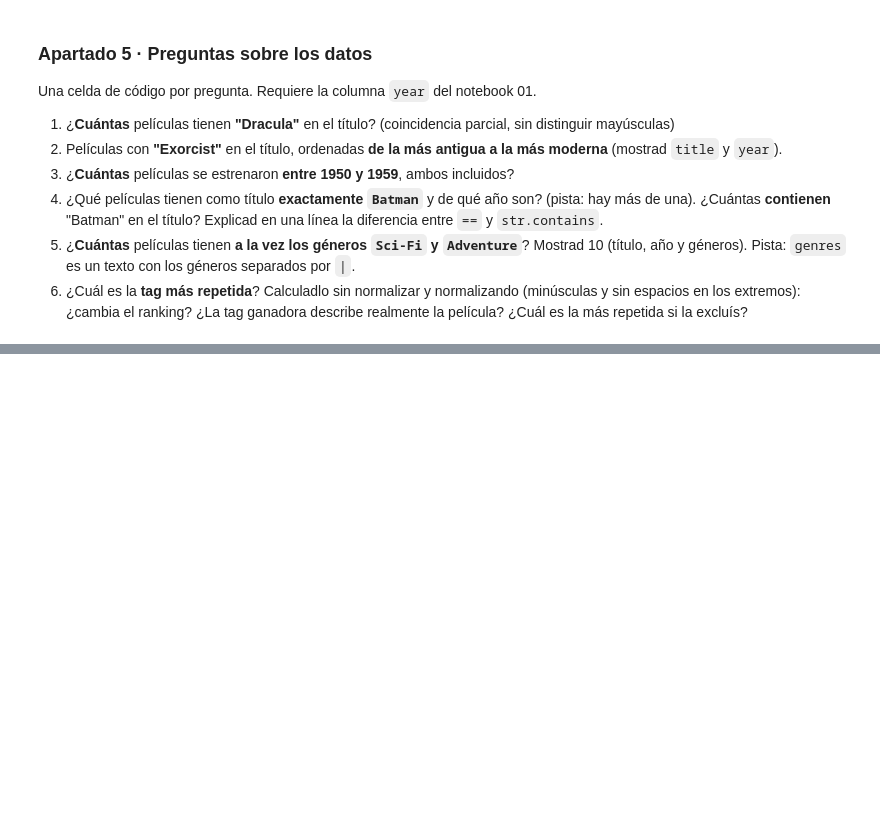
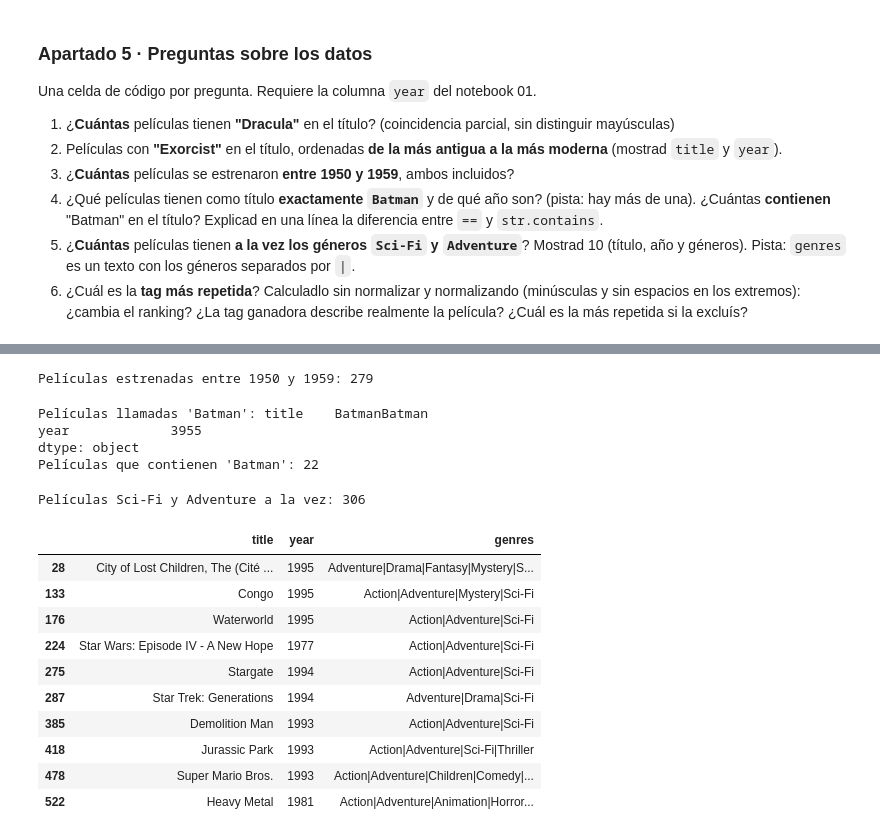
Before and after one commit to JaviRoma1984/tc-catalogo-peliculas, a Jupyter notebook: 02_analisis.ipynb, the cells around one changed output, grey strips where cells are left out. Cells and saved outputs as stored; diff of their text form; code cells hidden in the pictures; blank space fills up the shorter version.

```diff
--- a/02_analisis.ipynb
+++ b/02_analisis.ipynb
@@ -230,8 +248,48 @@ Una celda de código por pregunta. Requiere la columna `year` del notebook 01.
 # %%
 # --- 5.3 Películas entre 1950 y 1959 ---
+
+de_los_50 = (movies["year"] >= 1950) & (movies["year"] <= 1959)
+
+print("Películas estrenadas entre 1950 y 1959:", de_los_50.sum())
+# %% [output]
+Películas estrenadas entre 1950 y 1959: 279
 # %%
 # --- 5.4 Batman: exacto vs. contiene ---
+
+batman_exacto = movies[movies["title"] == "Batman"][["title", "year"]] # El signo == devuelve 'True' sólo si el título es idéntico a Batman
+
+print("Películas llamadas 'Batman':", batman_exacto.sum())
+
+contiene_batman = movies["title"].str.contains("batman", case=False) # Busca títulos que incluyen 'Batman' en cualquier posición (coincidencia parcial)
+
+print("Películas que contienen 'Batman':", contiene_batman.sum())
+# %% [output]
+Películas llamadas 'Batman': title    BatmanBatman
+year             3955
+dtype: object
+Películas que contienen 'Batman': 22
 # %%
 # --- 5.5 Géneros Sci-Fi y Adventure a la vez ---
+
+es_scifi = movies["genres"].str.contains("Sci-Fi")
+es_adventure = movies["genres"].str.contains("Adventure")
+
+ambos = es_scifi & es_adventure
+
+print("Películas Sci-Fi y Adventure a la vez:", ambos.sum())
+display(movies[ambos][["title", "year", "genres"]].head(10))
+# %% [output]
+Películas Sci-Fi y Adventure a la vez: 306
+|  | title | year | genres |
+| 28 | City of Lost Children, The (Cité ... | 1995 | Adventure|Drama|Fantasy|Mystery|S... |
+| 133 | Congo | 1995 | Action|Adventure|Mystery|Sci-Fi |
+| 176 | Waterworld | 1995 | Action|Adventure|Sci-Fi |
+| 224 | Star Wars: Episode IV - A New Hope | 1977 | Action|Adventure|Sci-Fi |
+| 275 | Stargate | 1994 | Action|Adventure|Sci-Fi |
+| 287 | Star Trek: Generations | 1994 | Adventure|Drama|Sci-Fi |
+| 385 | Demolition Man | 1993 | Action|Adventure|Sci-Fi |
+| 418 | Jurassic Park | 1993 | Action|Adventure|Sci-Fi|Thriller |
+| 478 | Super Mario Bros. | 1993 | Action|Adventure|Children|Comedy|... |
+| 522 | Heavy Metal | 1981 | Action|Adventure|Animation|Horror... |
 # %%
 # --- 5.6 Tag más repetida ---
```
Also changed, not shown: parts of 3 cells of this notebook.
